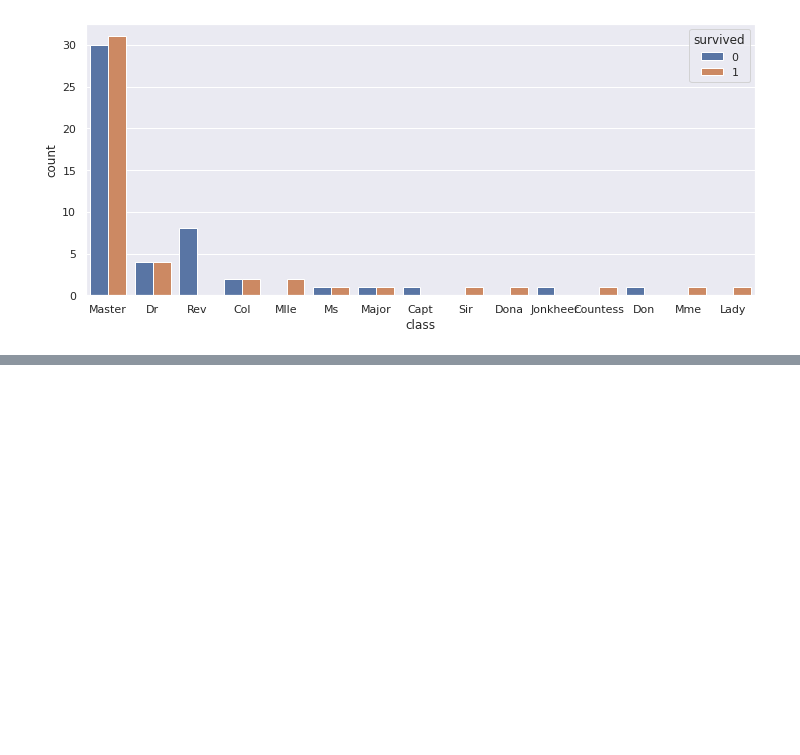
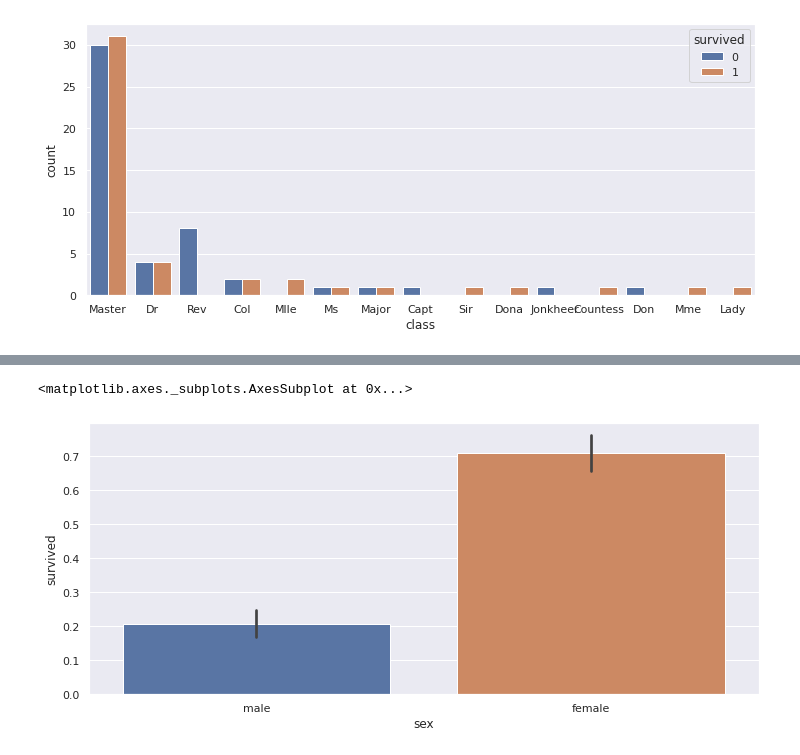
Before and after one commit to y001003/yeardream, a Jupyter notebook: project/python_advance/Titanic_EDA.ipynb, the cells around one changed output, grey strips where cells are left out. Cells and saved outputs as stored; diff of their text form; code cells hidden in the pictures; blank space fills up the shorter version.

```diff
--- a/project/python_advance/Titanic_EDA.ipynb
+++ b/project/python_advance/Titanic_EDA.ipynb
@@ -483,0 +497,2 @@ sns.countplot(data=resultdf,x='class',hue='survived')
+# %%
+df2['family_name'] = df['name'].str.extract("([A-Za-z']+)", expand=False)
@@ -483,0 +523,8 @@ sns.countplot(data=resultdf,x='class',hue='survived')
+# %%
+family = df2['family_name'].value_counts()[df2['family_name'].value_counts() >1].index
+dfli =[]
+for i in list(family):
+    # print(df2[df2['ticket'] == i])
+    dfli.append(df2[df2['family_name'] == i])
+df_family = pd.concat(dfli)
+df_family
@@ -483,0 +545,5 @@ sns.countplot(data=resultdf,x='class',hue='survived')
+# %%
+sns.barplot(data=df_family, x='sex',y='survived')
+# %% [output]
+<matplotlib.axes._subplots.AxesSubplot at 0x...>
+[figure, added]
```
Also changed, not shown: parts of 14 cells of this notebook.
